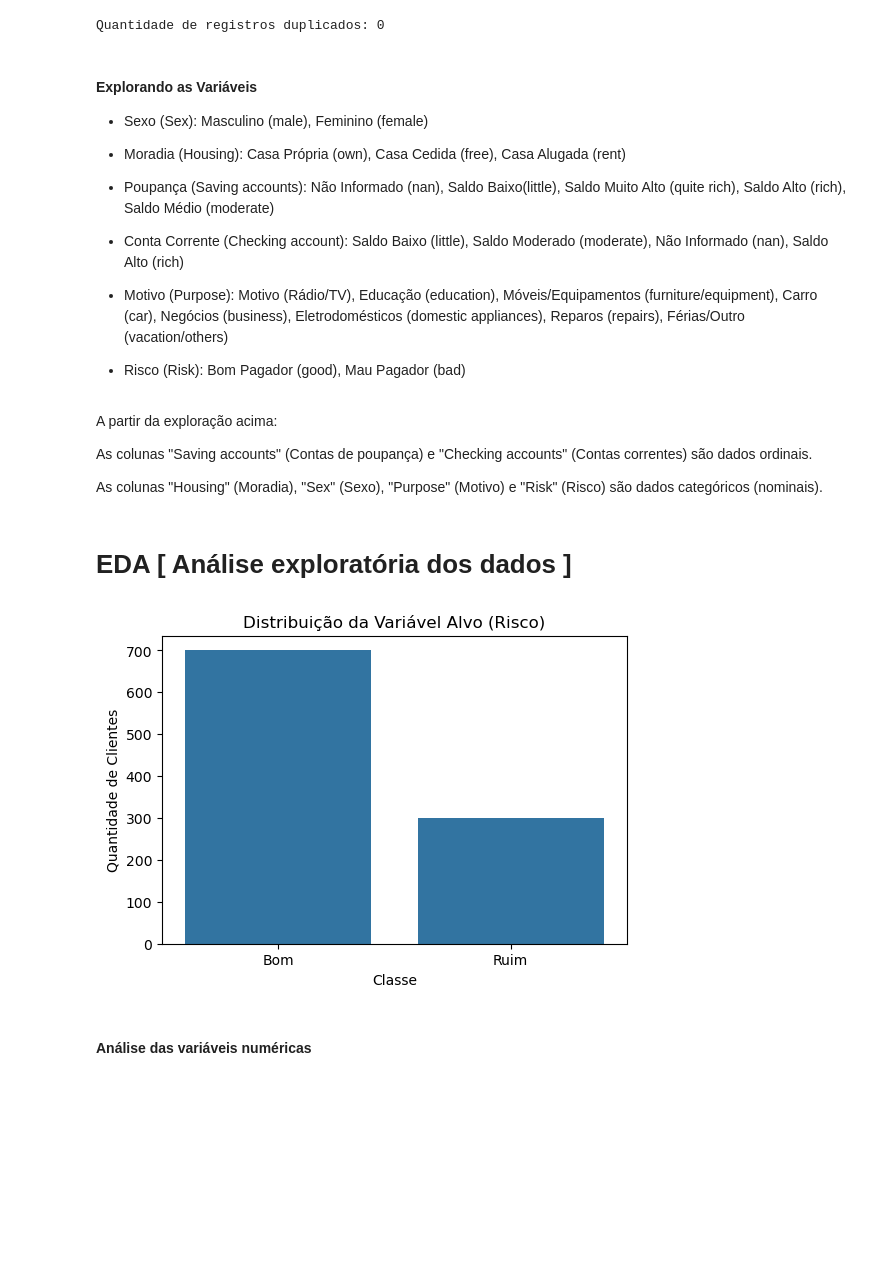
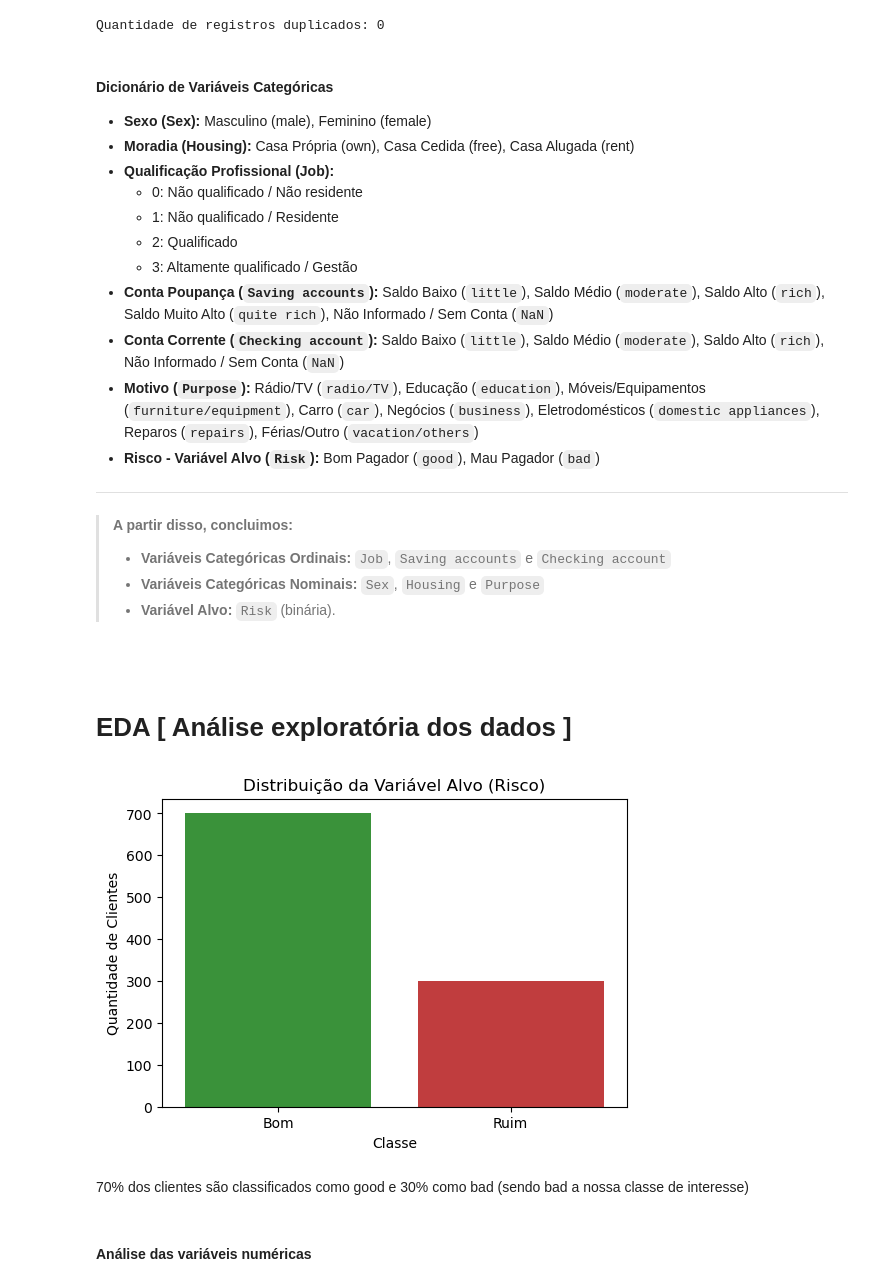
Before and after one commit to VincTorres/Credit_Risk, a Jupyter notebook: notebooks/01_EDA.ipynb, the cells around one changed output. Drawn from its saved outputs; the diff is of its cells as text; code cells hidden in the pictures; blank space fills up the shorter version.

````diff
--- a/notebooks/01_EDA.ipynb
+++ b/notebooks/01_EDA.ipynb
@@ -80,43 +82,51 @@ df['Job'] = df['Job'].astype(str).map(job_map)
 # %% [markdown]
-#### Explorando as Variáveis
-- Sexo (Sex): Masculino (male), Feminino (female)
+#### Dicionário de Variáveis Categóricas
 
--  Moradia (Housing): Casa Própria (own), Casa Cedida (free), Casa Alugada (rent)
+* **Sexo (Sex):** Masculino (male), Feminino (female)
+* **Moradia (Housing):** Casa Própria (own), Casa Cedida (free), Casa Alugada (rent)
+* **Qualificação Profissional (Job):**
+  * 0: Não qualificado / Não residente
+  * 1: Não qualificado / Residente
+  * 2: Qualificado
+  * 3: Altamente qualificado / Gestão
+* **Conta Poupança (`Saving accounts`):** Saldo Baixo (`little`), Saldo Médio (`moderate`), Saldo Alto (`rich`), Saldo Muito Alto (`quite rich`), Não Informado / Sem Conta (`NaN`)
+* **Conta Corrente (`Checking account`):** Saldo Baixo (`little`), Saldo Médio (`moderate`), Saldo Alto (`rich`), Não Informado / Sem Conta (`NaN`)
+* **Motivo (`Purpose`):** Rádio/TV (`radio/TV`), Educação (`education`), Móveis/Equipamentos (`furniture/equipment`), Carro (`car`), Negócios (`business`), Eletrodomésticos (`domestic appliances`), Reparos (`repairs`), Férias/Outro (`vacation/others`)
+* **Risco - Variável Alvo (`Risk`):** Bom Pagador (`good`), Mau Pagador (`bad`)
 
--  Poupança (Saving accounts): Não Informado (nan), Saldo Baixo(little), Saldo Muito Alto (quite rich), Saldo Alto (rich), Saldo Médio (moderate)
+---
 
--  Conta Corrente (Checking account): Saldo Baixo (little), Saldo Moderado (moderate), Não Informado (nan), Saldo Alto (rich)
-
--  Motivo (Purpose): Motivo (Rádio/TV), Educação (education), Móveis/Equipamentos (furniture/equipment), Carro (car), Negócios (business), Eletrodomésticos (domestic appliances), Reparos (repairs), Férias/Outro (vacation/others)
-
--  Risco (Risk): Bom Pagador (good), Mau Pagador (bad)
+> **A partir disso, concluimos:**
+> * **Variáveis Categóricas Ordinais:** `Job`, `Saving accounts` e `Checking account`
+> * **Variáveis Categóricas Nominais:** `Sex`, `Housing` e `Purpose`
+> * **Variável Alvo:** `Risk` (binária).
+```[cite: 1]
-# %% [markdown]
-A partir da exploração acima:
-
-As colunas "Saving accounts" (Contas de poupança) e "Checking accounts" (Contas correntes) são dados ordinais.
-
-As colunas "Housing" (Moradia), "Sex" (Sexo), "Purpose" (Motivo) e "Risk" (Risco) são dados categóricos (nominais).
 # %% [markdown]
 # EDA [ Análise exploratória dos dados ]
 # %%
 plt.figure(figsize=(6, 4))
 
 ax = sns.countplot(
     data=df,
     x="Risk",
-    order=["good", "bad"]
+    order=["good", "bad"],
+    palette={"good": "#2ca02c", "bad": "#d62728"},
+    hue="Risk",
+    legend=False,
 )
 
 plt.title("Distribuição da Variável Alvo (Risco)")
 plt.xlabel("Classe")
 plt.ylabel("Quantidade de Clientes")
 
 ax.set_xticks([0, 1])
 ax.set_xticklabels(["Bom", "Ruim"])
 
 plt.show()
 # %% [output]
-[figure, old version]
+[figure, new version]
+# %% [markdown]
+70% dos clientes são classificados como good e 30% como bad (sendo bad a nossa classe de interesse)
 # %% [markdown]
 #### Análise das variáveis numéricas
 # %%
````
Also changed, not shown: parts of 22 cells of this notebook, 1 other file.
